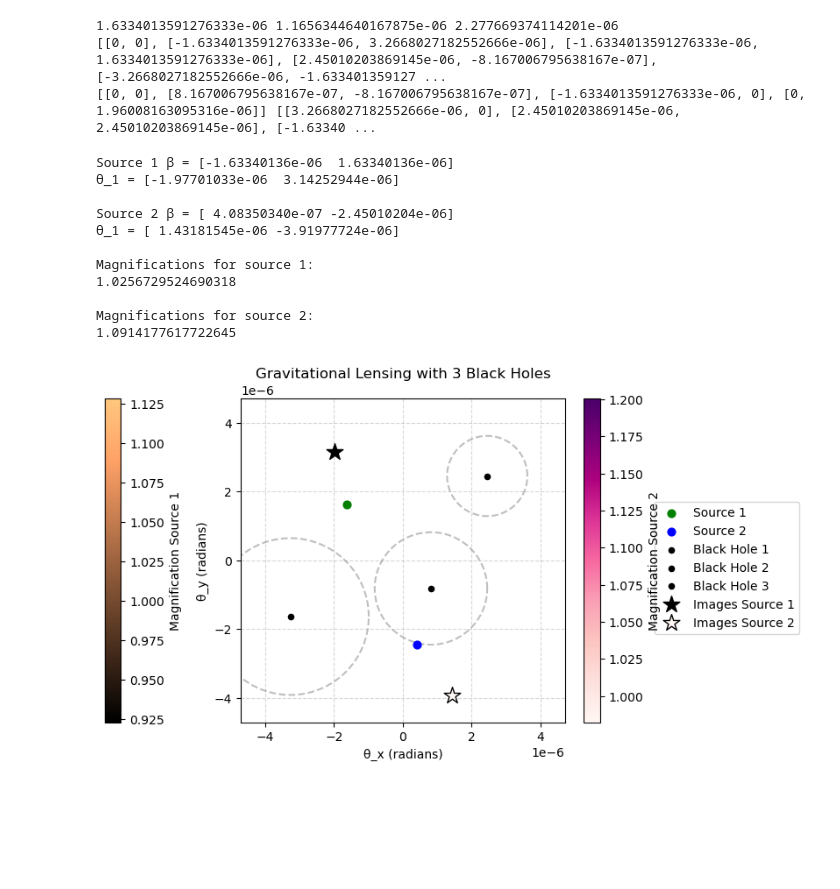
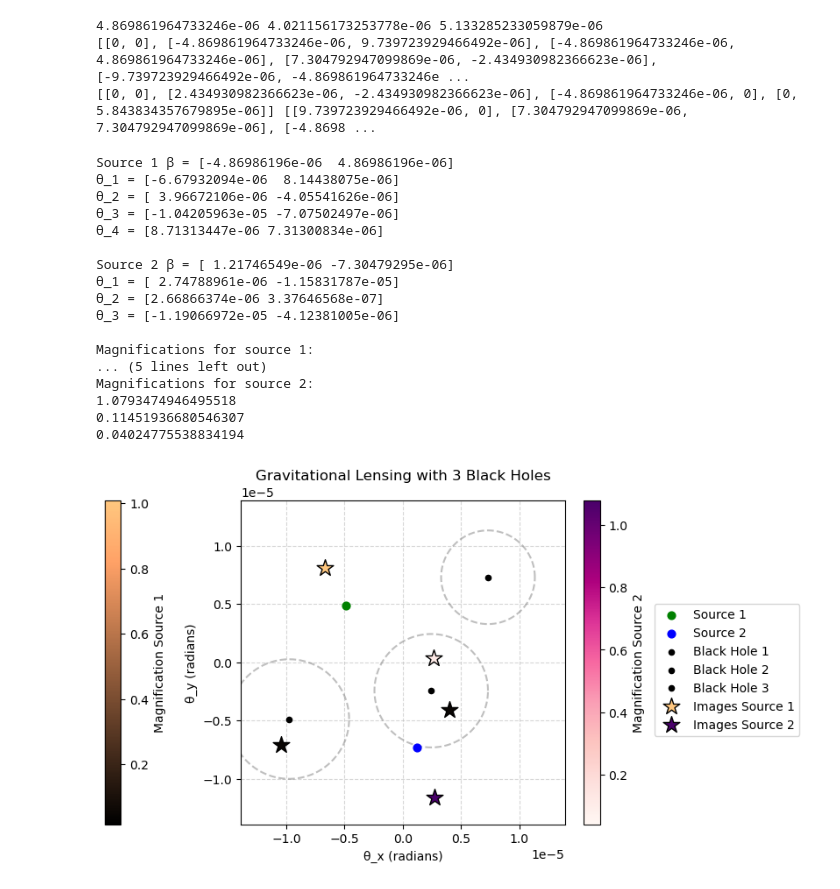
Before and after one commit to julz-tea-scl/Final-Year-Project, a Jupyter notebook: Basic 3 Blackhole 2 Source Lensing Pipeline.ipynb, the cells around one changed output. Cells and saved outputs as stored; diff of their text form; code cells hidden in the pictures; blank space fills up the shorter version.

Commit message:
brightness threshold

```diff
--- a/Basic 3 Blackhole 2 Source Lensing Pipeline.ipynb
+++ b/Basic 3 Blackhole 2 Source Lensing Pipeline.ipynb
@@ -5,22 +5,21 @@ import matplotlib.pyplot as plt
 import scipy as sp
 
 G = 6.67 * 10 ** -11
-M_1 = 10**35
-M_2 = 5 * 10**34
-M_3 = 2 * 10**35
+M_1 = 8e39
+M_2 = 5e39
+M_3 = 1.0e40
 c = 3 * 10 ** 8
 
-D_s_1 = 10 ** 21
-D_d_1 = 10**20
-D_ds_1 = 9*10**20
+D_d_1 = D_d_2 = D_d_3 = 5e23   # lens distance
 
-D_s_2 = 1.2 * 10**21
-D_d_2 = 10**20
+D_s_1 = 1.0e24
+D_s_2 = 1.1e24
+D_s_3 = 0.9e24
+
+D_ds_1 = D_s_1 - D_d_1
 D_ds_2 = D_s_2 - D_d_2
+D_ds_3 = D_s_3 - D_d_3
 
-D_s_3 = 8 * 10**20
-D_d_3 = 10**20
-D_ds_3 = D_s_3 - D_d_3
 
 θ_E_1 = np.sqrt((4*G*M_1)/(c**2)*D_ds_1/(D_d_1*D_s_1))
 θ_E_2 = np.sqrt((4*G*M_2)/(c**2)*D_ds_2/(D_d_2*D_s_2))
@@ -69,9 +68,9 @@ O3_list = [
 print(β_list_1, β_list_2)
 print(O1_list, O2_list, O3_list)
 # %% [output]
-1.6334013591276333e-06 1.1656344640167875e-06 2.277669374114201e-06
-[[0, 0], [-1.6334013591276333e-06, 3.2668027182552666e-06], [-1.6334013591276333e-06, 1.6334013591276333e-06], [2.45010203869145e-06, -8.167006795638167e-07], [-3.2668027182552666e-06, -1.633401359127 ...
-[[0, 0], [8.167006795638167e-07, -8.167006795638167e-07], [-1.6334013591276333e-06, 0], [0, 1.96008163095316e-06]] [[3.2668027182552666e-06, 0], [2.45010203869145e-06, 2.45010203869145e-06], [-1.63340 ...
+4.869861964733246e-06 4.021156173253778e-06 5.133285233059879e-06
+[[0, 0], [-4.869861964733246e-06, 9.739723929466492e-06], [-4.869861964733246e-06, 4.869861964733246e-06], [7.304792947099869e-06, -2.434930982366623e-06], [-9.739723929466492e-06, -4.869861964733246e ...
+[[0, 0], [2.434930982366623e-06, -2.434930982366623e-06], [-4.869861964733246e-06, 0], [0, 5.843834357679895e-06]] [[9.739723929466492e-06, 0], [7.304792947099869e-06, 7.304792947099869e-06], [-4.8698 ...
 # %%
 from scipy.optimize import root
 import numpy as np
@@ -219,17 +218,23 @@ print("\nMagnifications for source 2:")
 for θ in images_2:
     print(magnification(θ, β_2))
 # %% [output]
-Source 1 β = [-1.63340136e-06  1.63340136e-06]
-θ_1 = [-1.97701033e-06  3.14252944e-06]
+Source 1 β = [-4.86986196e-06  4.86986196e-06]
+θ_1 = [-6.67932094e-06  8.14438075e-06]
+θ_2 = [ 3.96672106e-06 -4.05541626e-06]
+θ_3 = [-1.04205963e-05 -7.07502497e-06]
+θ_4 = [8.71313447e-06 7.31300834e-06]
 
-Source 2 β = [ 4.08350340e-07 -2.45010204e-06]
-θ_1 = [ 1.43181545e-06 -3.91977724e-06]
+Source 2 β = [ 1.21746549e-06 -7.30479295e-06]
+θ_1 = [ 2.74788961e-06 -1.15831787e-05]
+θ_2 = [2.66866374e-06 3.37646568e-07]
+θ_3 = [-1.19066972e-05 -4.12381005e-06]
 
 Magnifications for source 1:
-1.0256729524690318
-
+... (5 lines left out)
 Magnifications for source 2:
-1.0914177617722645
+1.0793474946495518
+0.11451936680546307
+0.04024775538834194
 # %%
 fig, ax = plt.subplots()
 
@@ -253,6 +258,22 @@ ax.scatter(O_3[0], O_3[1], color='black', s=20, label='Black Hole 3', zorder=6)
 # Collect magnifications separately
 mu_1 = [abs(magnification(θ, β_1)) for θ in images_1]
 mu_2 = [abs(magnification(θ, β_2)) for θ in images_2]
+
+mu_threshold_1 = 0.04 * max(mu_1)
+mu_threshold_2 = 0.04 * max(mu_2)
+
+filtered_images_1 = [
+    θ for θ, mu in zip(images_1, mu_1)
+    if mu > mu_threshold_1
+]
+
+filtered_images_2 = [
+    θ for θ, mu in zip(images_2, mu_2)
+    if mu > mu_threshold_2
+]
+
+images_1 = filtered_images_1
+images_2 = filtered_images_2
 
 norm1 = plt.Normalize(min(mu_1), max(mu_1))
 norm2 = plt.Normalize(min(mu_2), max(mu_2))
@@ -297,31 +318,31 @@ for i, θ in enumerate(images_2):
 # Combine all positions to determine plot limits
 all_positions = np.vstack([images_1, images_2, [O_1, O_2, O_3], [β_1, β_2]])
 max_range = np.max(np.abs(all_positions)) * 1.2
 ax.set_xlim(-max_range, max_range)
 ax.set_ylim(-max_range, max_range)
 
 # Formatting
 ax.set_aspect('equal')
 
 ax.ticklabel_format(style='sci', axis='both', scilimits=(0,0))
 
 ax.set_xlabel("θ_x (radians)")
 ax.set_ylabel("θ_y (radians)")
 ax.set_title("Gravitational Lensing with 3 Black Holes")
 
 ax.grid(True, linestyle='--', alpha=0.5)
 
 # Colorbars
 sm1 = plt.cm.ScalarMappable(norm=norm1, cmap=cmap1)
 cbar1 = plt.colorbar(sm1, ax=ax, fraction=0.046, pad=-1.2)
 cbar1.set_label("Magnification Source 1")
 
 sm2 = plt.cm.ScalarMappable(norm=norm2, cmap=cmap2)
 cbar2 = plt.colorbar(sm2, ax=ax, fraction=0.046, pad=0.02)
 cbar2.set_label("Magnification Source 2")
 
 ax.legend(loc='upper center', bbox_to_anchor=(1.5, 0.7))
 
 plt.show()
 # %% [output]
-[figure, old version]
+[figure, new version]
```
Also changed, not shown: 1 other file.
